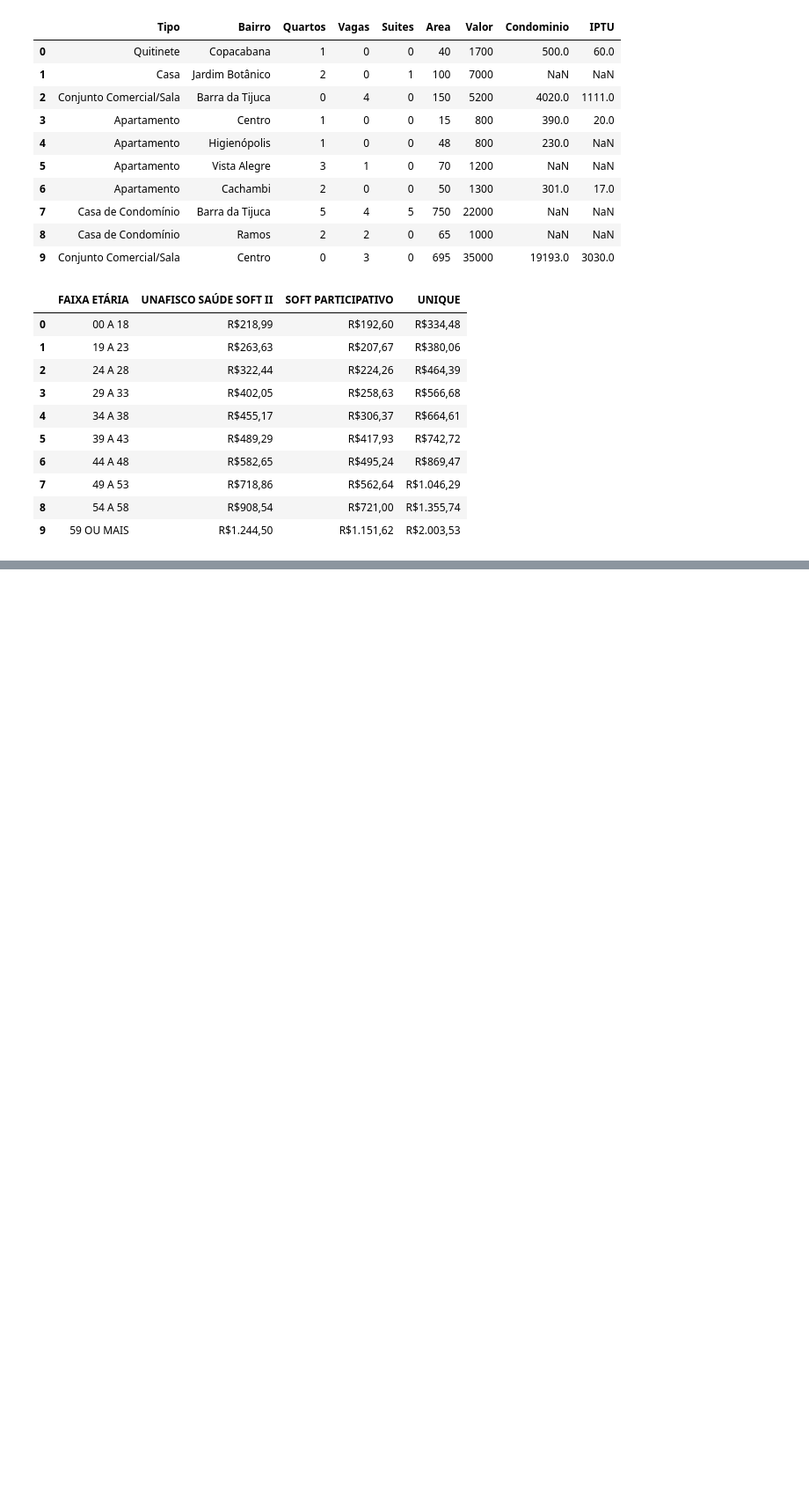
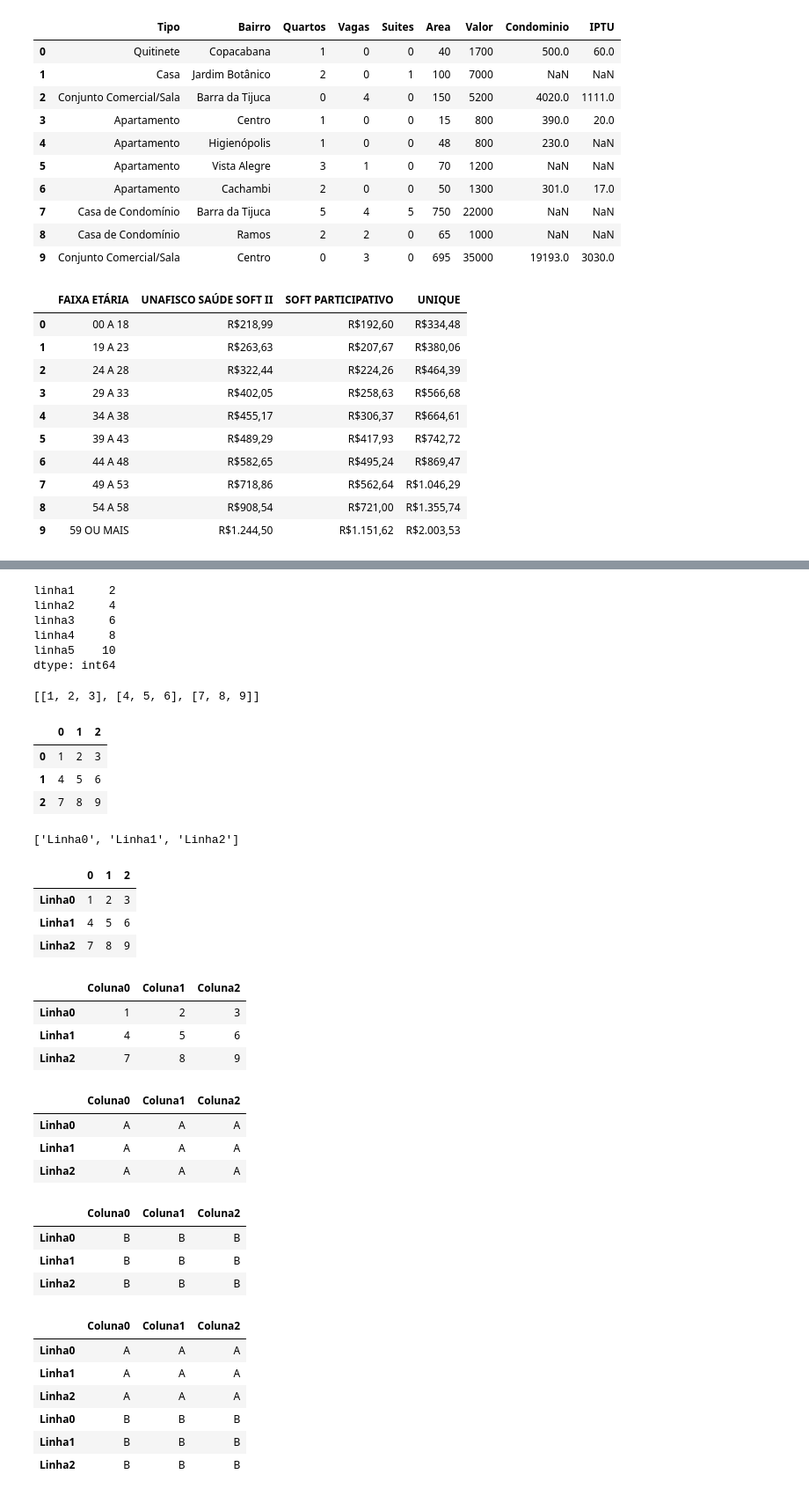
Before and after one commit to Mathtzt/data-science, a Jupyter notebook: aprendizado/pandas.ipynb, the cells around one changed output, grey strips where cells are left out. Shown at 88% size. Saved outputs shown, nothing was run; the diff lists cells and outputs as text; code cells hidden in the pictures; blank space fills up the shorter version.

```diff
--- a/aprendizado/pandas.ipynb
+++ b/aprendizado/pandas.ipynb
@@ -192,0 +295,13 @@ df_html[0]
+# %%
+# somando series
+# OBS: elas precisam ter os mesmos index. Se ele encontrar algum valor que não corresponda ele coloca um NaN
+
+s_total = series + series
+s_total
+# %% [output]
+linha1     2
+linha2     4
+linha3     6
+linha4     8
+linha5    10
+dtype: int64
@@ -192,0 +311,65 @@ df_html[0]
+# %%
+data = [[1, 2, 3], [4, 5, 6], [7, 8, 9]]
+data
+# %% [output]
+[[1, 2, 3], [4, 5, 6], [7, 8, 9]]
+# %%
+df1 = pd.DataFrame(data)
+df1
+# %% [output]
+|  | 0 | 1 | 2 |
+| 0 | 1 | 2 | 3 |
+| 1 | 4 | 5 | 6 |
+| 2 | 7 | 8 | 9 |
+# %%
+index = ['Linha' + str(i) for i in range(df1.shape[0])]
+index
+# %% [output]
+['Linha0', 'Linha1', 'Linha2']
+# %%
+df1 = pd.DataFrame(data, index)
+df1
+# %% [output]
+|  | 0 | 1 | 2 |
+| Linha0 | 1 | 2 | 3 |
+| Linha1 | 4 | 5 | 6 |
+| Linha2 | 7 | 8 | 9 |
+# %%
+columns = ['Coluna' + str(i) for i in range(df1.shape[0])]
+df1 = pd.DataFrame(data, index, columns)
+df1
+# %% [output]
+|  | Coluna0 | Coluna1 | Coluna2 |
+| Linha0 | 1 | 2 | 3 |
+| Linha1 | 4 | 5 | 6 |
+| Linha2 | 7 | 8 | 9 |
+# %%
+df1[df1 > 0] = 'A'
+df1
+# %% [output]
+|  | Coluna0 | Coluna1 | Coluna2 |
+| Linha0 | A | A | A |
+| Linha1 | A | A | A |
+| Linha2 | A | A | A |
+# %%
+df2 = df1.copy()
+df2[df2 == 'A'] = 'B'
+df2
+# %% [output]
+|  | Coluna0 | Coluna1 | Coluna2 |
+| Linha0 | B | B | B |
+| Linha1 | B | B | B |
+| Linha2 | B | B | B |
+# %%
+## É possível concatenar DataFrames passando uma lista de dataframes par ao método concat()
+# Pelas colunas
+df3 = pd.concat([df1, df2])
+df3
+# %% [output]
+|  | Coluna0 | Coluna1 | Coluna2 |
+| Linha0 | A | A | A |
+| Linha1 | A | A | A |
+| Linha2 | A | A | A |
+| Linha0 | B | B | B |
+| Linha1 | B | B | B |
+| Linha2 | B | B | B |
```
Also changed, not shown: parts of 13 cells of this notebook.
